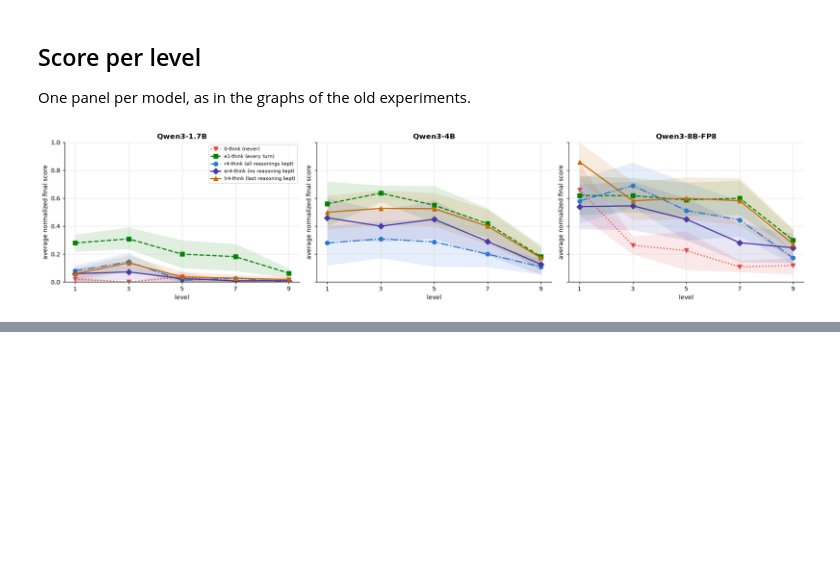
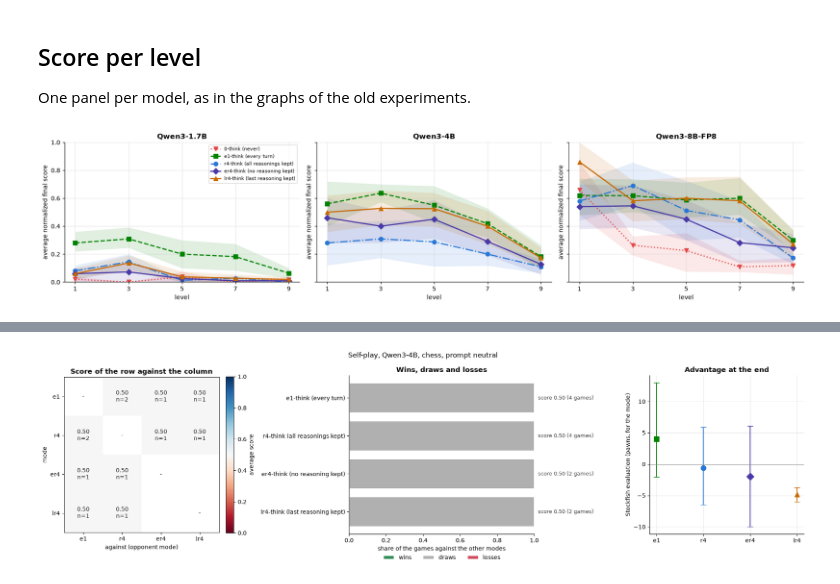
Before and after one commit to UPROOT01/LLMs-Play-Textual-Games, a Jupyter notebook: Code/Benchmark/analysis.ipynb, the cells around one changed output, grey strips where cells are left out. Cells and saved outputs as stored; diff of their text form; code cells hidden in the pictures; blank space fills up the shorter version.

Commit message:
Added new check to see if the system is smart enough to guess the other system behaviour

```diff
--- a/Code/Benchmark/analysis.ipynb
+++ b/Code/Benchmark/analysis.ipynb
@@ -200,0 +243,55 @@ plt.show()
+# %%
+if len(sides) == 0:
+    print("no self-play games: check duel_model, duel_game and duel_prompt")
+else:
+    fig, axes = plt.subplots(1, 3, figsize=(19, 5.5), gridspec_kw=dict(width_ratios=[1.1, 1.2, 1]))
+    ax = axes[0]
+    matrix = np.full((len(self_modes), len(self_modes)), np.nan)
+    for i, mode in enumerate(self_modes):
+        for j, against in enumerate(self_modes):
+            s = sides[(sides["mode"] == mode) & (sides.against == against)]
+            if len(s) and i != j:
+                matrix[i, j] = s.score.mean()
+            ax.text(j, i, "-" if i == j else f"{s.score.mean():.2f}\nn={len(s)}" if len(s) else "",
+                    ha="center", va="center", fontsize=10, color="#222222")
+    image = ax.imshow(matrix, cmap="RdBu", vmin=0, vmax=1)
+    ax.set_xticks(range(len(self_modes)), self_modes)
+    ax.set_yticks(range(len(self_modes)), self_modes)
+    ax.set_xlabel("against (opponent mode)")
+    ax.set_ylabel("mode")
+    ax.set_title("Score of the row against the column", weight="bold")
+    fig.colorbar(image, ax=ax, fraction=0.046, pad=0.04, label="average score")
+
+    ax = axes[1]
+    y = np.arange(len(self_modes))
+    left = np.zeros(len(self_modes))
+    for value, name, color in ((1, "wins", "#2e8b57"), (0.5, "draws", "#b0b0b0"), (0, "losses", "#d1495b")):
+        share = np.array([(others[others["mode"] == mode].score == value).mean() for mode in self_modes])
+        ax.barh(y, share, left=left, color=color, edgecolor="white", linewidth=2, label=name)
+        left += share
+    for i, mode in enumerate(self_modes):
+        s = others[others["mode"] == mode]
+        ax.text(1.02, i, f"score {s.score.mean():.2f} ({len(s)} games)", va="center", fontsize=9, color="#444444")
+    ax.set_yticks(y, [labels[mode] for mode in self_modes])
+    ax.invert_yaxis()
+    ax.set_xlim(0, 1)
+    ax.set_xlabel("share of the games against the other modes")
+    ax.set_title("Wins, draws and losses", weight="bold")
+    ax.spines[["top", "right"]].set_visible(False)
+    ax.legend(loc="lower center", bbox_to_anchor=(0.5, -0.2), ncol=3, frameon=False)
+
+    ax = axes[2]
+    for i, mode in enumerate(self_modes):
+        mean, low, high = mean_ci(others[others["mode"] == mode].advantage.dropna())
+        ax.errorbar(i, mean, yerr=[[np.nan_to_num(mean - low)], [np.nan_to_num(high - mean)]], capsize=5,
+                    markersize=9, color=styles[mode]["color"], marker=styles[mode]["marker"])
+    ax.axhline(0, color="#888888", linewidth=1)
+    ax.set_xticks(range(len(self_modes)), self_modes)
+    style_axis(ax, "Advantage at the end", "Stockfish evaluation (pawns, for the mode)")
+
+    fig.suptitle(f"Self-play, {short.get(duel_model, duel_model)}, {duel_game}, prompt {duel_prompt}")
+    fig.tight_layout()
+    fig.savefig(f"graphs/selfplay_{duel_game}_{duel_prompt}_{duel_model.split('/')[-1]}.pdf", bbox_inches="tight")
+    plt.show()
+# %% [output]
+[figure, added]
```
Also changed, not shown: parts of 6 cells of this notebook, 46 other files.
